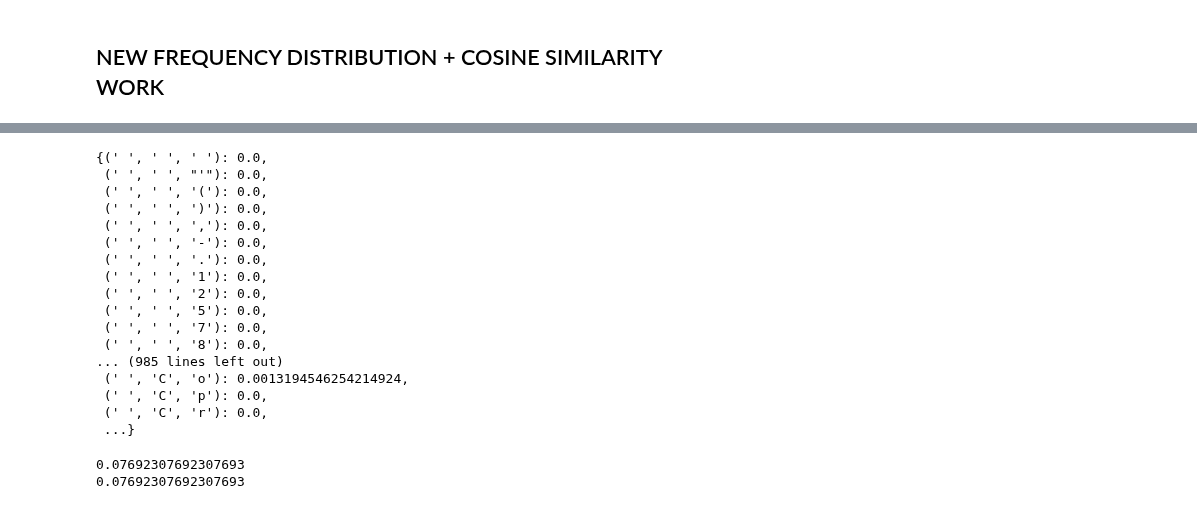
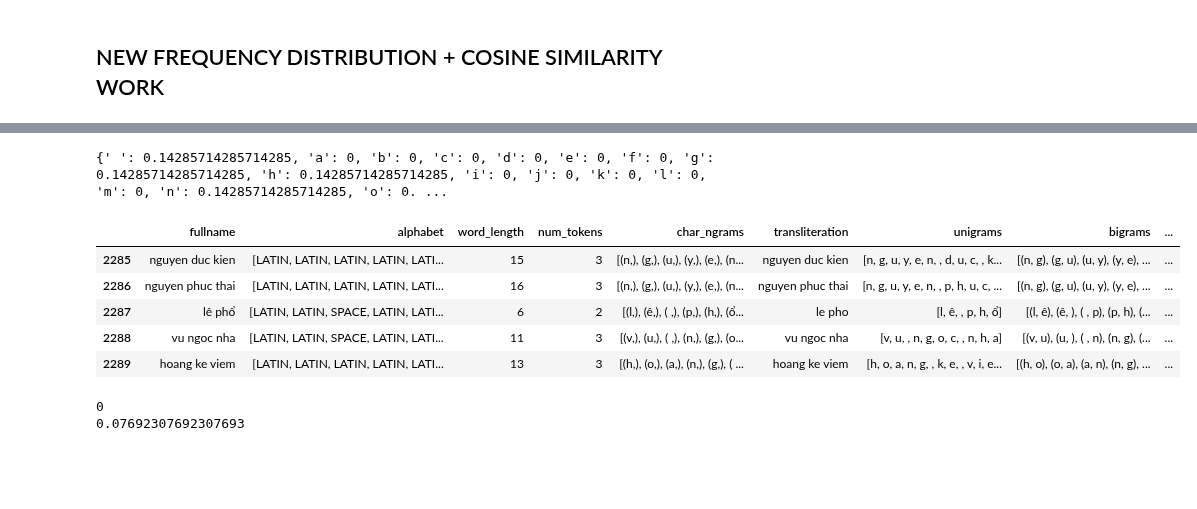
Before and after one commit to Exiger-project/Name_Of_Origin_Project-, a Jupyter notebook: ChineseVietNames.ipynb, the cells around one changed output, grey strips where cells are left out. Drawn from its saved outputs; the diff is of its cells as text; code cells hidden in the pictures; blank space fills up the shorter version.

```diff
--- a/ChineseVietNames.ipynb
+++ b/ChineseVietNames.ipynb
@@ -397,0 +379,8 @@ viet_df
+# %%
+characters_to_check = ["'", '(', ')', ',', '-', '.', '1', '2', '5', '7', '8', '9']
+pattern = '|'.join(map(re.escape, characters_to_check))
+viet_df = viet_df[~viet_df['transliteration'].str.contains(pattern)]
+viet_df = viet_df.reset_index(drop=True)
+unique_chars = set("".join(viet_df['transliteration']))
+unique_chars_list = sorted(list(unique_chars))
+print(unique_chars_list)
@@ -397,0 +389,8 @@ viet_df
+# %%
+#NOTE: DOING FOR TRANSLITERATION BC THERE'S TOO MANY ACCENTED CHARS. IN VIET LANGUAGE
+#I changed to fullname - now that we know we're getting rid of trigrams
+
+viet_df['unigrams'] = viet_df['fullname'].apply(lambda name: list(name))
+viet_df['bigrams'] = viet_df['fullname'].apply(lambda name: list(ngrams(list(name), 2)))
+viet_df['trigrams'] = viet_df['fullname'].apply(lambda name: list(ngrams(list(name), 3)))
+# viet_df
@@ -653,25 +600,3 @@ initialized_trigrams
-# %%
-viet_df['trigrams'] = viet_df['transliteration'].apply(lambda name: list(ngrams(list(name), 3)))
-trigram_fdist = create_lang_gram_distribution(initialized_trigrams, viet_df, 'trigrams')
-trigram_fdist
-# %% [output]
-{(' ', ' ', ' '): 0.0,
- (' ', ' ', "'"): 0.0,
- (' ', ' ', '('): 0.0,
- (' ', ' ', ')'): 0.0,
- (' ', ' ', ','): 0.0,
- (' ', ' ', '-'): 0.0,
- (' ', ' ', '.'): 0.0,
- (' ', ' ', '1'): 0.0,
- (' ', ' ', '2'): 0.0,
- (' ', ' ', '5'): 0.0,
- (' ', ' ', '7'): 0.0,
- (' ', ' ', '8'): 0.0,
-... (985 lines left out)
- (' ', 'C', 'o'): 0.0013194546254214924,
- (' ', 'C', 'p'): 0.0,
- (' ', 'C', 'r'): 0.0,
- ...}
 # %%
 # Now: Individual Relative Frequency Distributions
 # %%
@@ -682,22 +607,35 @@ initialized_unigrams = {char: 0 for char in unigram_fdist.keys()}
 # %%
 def create_indiv_gram_distribution(grams_list, initialized_grams):
     gram_freqs_relative = initialized_grams.copy()
-    num_grams = len(grams_list)
+    num_grams = len(grams_list)  # for this current example
 
     for gram in grams_list:
-        # Use the get method to safely increment the count or initialize it to 0 if not present
-        gram_freqs_relative[gram] = gram_freqs_relative.get(gram, 0) + 1 / num_grams
+        gram_freqs_relative[gram] += 1 / num_grams
 
     return gram_freqs_relative
 
 # UNIGRAMS individual frequency distributions
 viet_df['indiv_unigrams_fdist'] = viet_df['unigrams'].apply(lambda grams_list: create_indiv_gram_distribution(grams_list, initialized_unigrams))
+
+# checking that the functin worked for our first example, 'supriyadi'
 print(viet_df.iloc[0]['indiv_unigrams_fdist'])
+
+viet_df.tail()
+
+#tu hoàng thông
+# %% [output]
+{' ': 0.14285714285714285, 'a': 0, 'b': 0, 'c': 0, 'd': 0, 'e': 0, 'f': 0, 'g': 0.14285714285714285, 'h': 0.14285714285714285, 'i': 0, 'j': 0, 'k': 0, 'l': 0, 'm': 0, 'n': 0.14285714285714285, 'o': 0. ...
+|  | fullname | alphabet | word_length | num_tokens | char_ngrams | transliteration | unigrams | bigrams | ... |
+| 2285 | nguyen duc kien | [LATIN, LATIN, LATIN, LATIN, LATI... | 15 | 3 | [(n,), (g,), (u,), (y,), (e,), (n... | nguyen duc kien | [n, g, u, y, e, n, , d, u, c, , k... | [(n, g), (g, u), (u, y), (y, e), ... | ... |
+| 2286 | nguyen phuc thai | [LATIN, LATIN, LATIN, LATIN, LATI... | 16 | 3 | [(n,), (g,), (u,), (y,), (e,), (n... | nguyen phuc thai | [n, g, u, y, e, n, , p, h, u, c, ... | [(n, g), (g, u), (u, y), (y, e), ... | ... |
+| 2287 | lê phổ | [LATIN, LATIN, SPACE, LATIN, LATI... | 6 | 2 | [(l,), (ê,), ( ,), (p,), (h,), (ổ... | le pho | [l, ê, , p, h, ổ] | [(l, ê), (ê, ), ( , p), (p, h), (... | ... |
+| 2288 | vu ngoc nha | [LATIN, LATIN, SPACE, LATIN, LATI... | 11 | 3 | [(v,), (u,), ( ,), (n,), (g,), (o... | vu ngoc nha | [v, u, , n, g, o, c, , n, h, a] | [(v, u), (u, ), ( , n), (n, g), (... | ... |
+| 2289 | hoang ke viem | [LATIN, LATIN, LATIN, LATIN, LATI... | 13 | 3 | [(h,), (o,), (a,), (n,), (g,), ( ... | hoang ke viem | [h, o, a, n, g, , k, e, , v, i, e... | [(h, o), (o, a), (a, n), (n, g), ... | ... |
 # %%
 # BIGRAMS individual frequency distributions
 viet_df['indiv_bigrams_fdist'] = viet_df['bigrams'].apply(lambda grams_list: create_indiv_gram_distribution(grams_list, initialized_bigrams))
-print(viet_df.iloc[0]['indiv_bigrams_fdist'][('T', 'ừ')])
+print(viet_df.iloc[0]['indiv_bigrams_fdist'][('t', 'u')])
 print(1 / len(viet_df.iloc[0]['bigrams']))
 # %% [output]
+0
 0.07692307692307693
-0.07692307692307693
```
Also changed, not shown: parts of 41 cells of this notebook, 1 other file.
